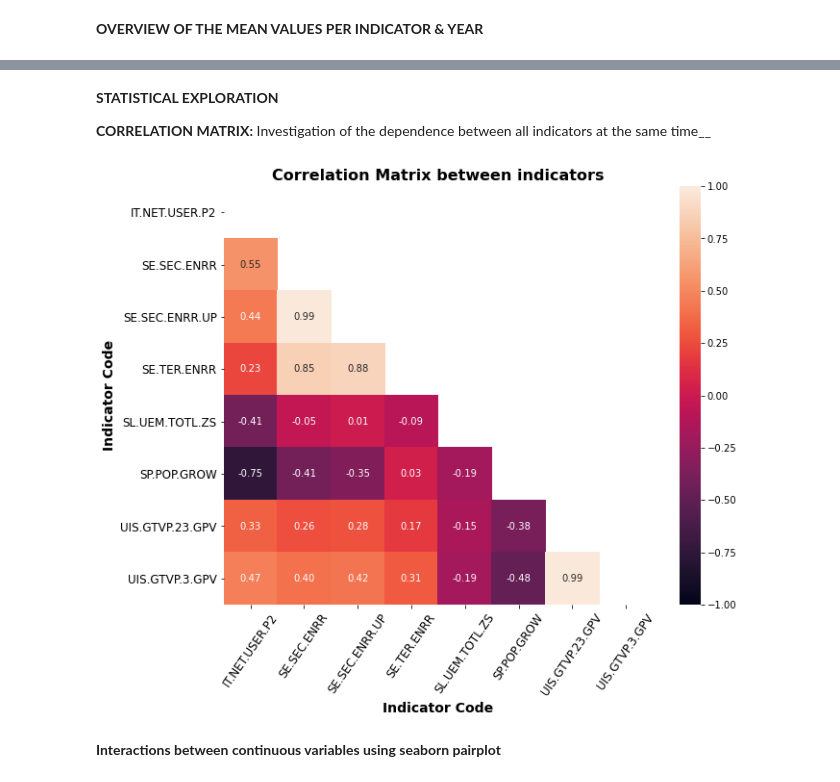
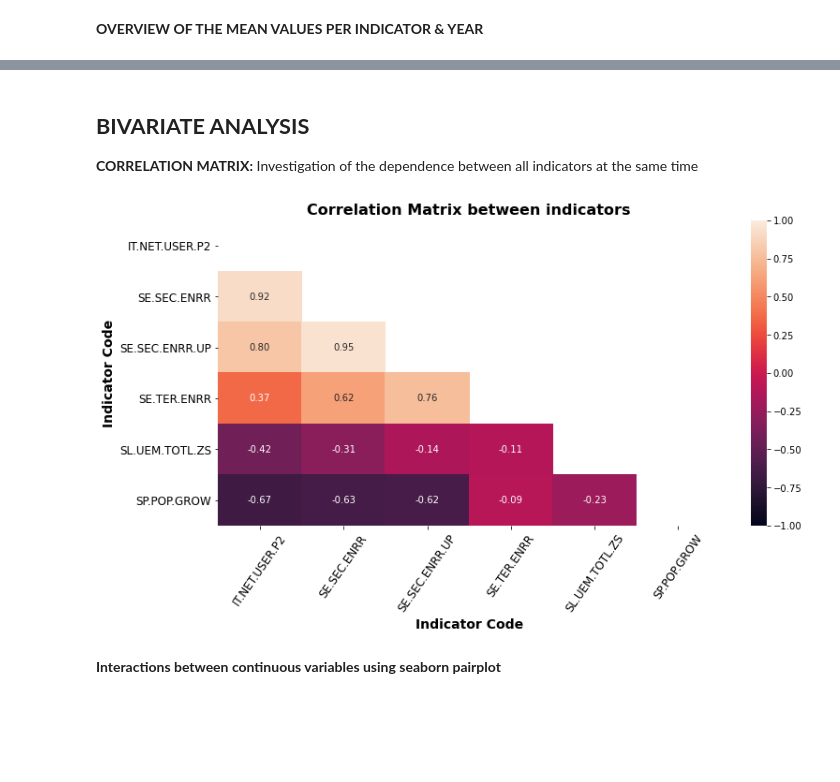
Before and after one commit to hike7o/SL-OC-projects, a Jupyter notebook: Total.ipynb, the cells around one changed output, grey strips where cells are left out. Drawn from its saved outputs; the diff is of its cells as text; code cells hidden in the pictures; blank space fills up the shorter version.

```diff
--- a/Total.ipynb
+++ b/Total.ipynb
@@ -250,5 +278,0 @@ __INTERNET YEARS - TIMEFRAME RESTRICTION YEARS+2000 TIL DATE OF STUDY 2016__
-# %%
-# df_Subcountry1: All data within 2000 to 2016
-
-df_subcountry = df_country_non_keywords.drop(df_country_non_keywords.loc[:, '2017':'2100'].columns, axis = 1)
-df_subcountry1 = df_subcountry.drop(df_subcountry.loc[:, '1970':'1999'].columns, axis = 1)
@@ -299,5 +283,5 @@ Among the 231 remaining indicators, we choose ~10 that seem pertinent to our pro
 # %%
-Indicators=[ 'IT.NET.USER.P2', 'SL.UEM.TOTL.ZS', 'SP.POP.GROW',
-            'UIS.GTVP.3.GPV', 'UIS.GTVP.23.GPV', 'SE.SEC.ENRR', 'SE.TER.ENRR', 'SE.SEC.ENRR.UP']
-#'SP.POP.TOTL', 'NY.GDP.MKTP.PP.CD', 'NY.GNP.MKTP.PP.CD'
-df_country_indicators = df_subcountry2[df_subcountry2['Indicator Code'].isin(Indicators)]
+Indicators=[ 'IT.NET.USER.P2', 'SP.POP.GROW', 'SL.UEM.TOTL.ZS', 'SE.SEC.ENRR', 'SE.SEC.ENRR.UP', 'SE.TER.ENRR']
+
+df_country_indicators = df_subcountry1[df_subcountry1['Indicator Code'].isin(Indicators)]
+df_country_indicators.head(8)
@@ -308,11 +303,18 @@ To relate the different countries with their corresponding region, we import the
 # %%
+# We create a subdataframe by extracting the columns Country Code & Region from dataframe df_country
+
 col_list = ['Country Code', 'Region']
-df_Countrysubset = df_Country[col_list]
+df_countrysubset = df_country[col_list]
 
-df_indic_combined = pd.merge(df_country_indicators, df_Countrysubset)
+# We then merge this subdataframe with df_country_indicators
+
+df_indic_combined = pd.merge(df_country_indicators, df_countrysubset)
+
+# We replace the column 'Region' from the end of the dataframe to a more readable position
+
 column_to_move = df_indic_combined.pop("Region")
 df_indic_combined.insert(2, "Region", column_to_move)
-
-df_indic_combined.head(2).append(df_indic_combined.tail(2))
+df_indic_combined.to_csv('Combined.csv')
+round(df_indic_combined.head(6))
 # %% [output]
 |  | Country Name | Country Code | Region | Indicator Name | Indicator Code | 2000 | 2001 | 2002 | ... |
@@ -352,8 +353,8 @@ list_indicators
 # %% [markdown]
 __OVERVIEW OF THE MEAN VALUES PER INDICATOR & YEAR__
 # %%
-code = df_indic_combined.groupby(['Indicator Code']).mean()
-code
+indic_code = df_indic_combined.groupby(['Indicator Code']).mean()
+indic_code.round(2)
 # %% [output]
 |  | 2000 | 2001 | 2002 | 2003 | 2004 | 2005 | 2006 | 2007 | 2008 | 2009 | ... |
 | Indicator Code |  |  |  |  |  |  |  |  |  |  | ... |
@@ -368,22 +367,23 @@ code
 # %% [markdown]
-__STATISTICAL EXPLORATION__
+## __BIVARIATE ANALYSIS__
 
-__CORRELATION MATRIX:__ Investigation of the dependence between all indicators at the same time__
+__CORRELATION MATRIX:__ Investigation of the dependence between all indicators at the same time
 # %%
-correlation_mat = code.transpose().corr()
-plt.figure(figsize=(10,8))
+correlation_mat = indic_code.transpose().corr()
+
+plt.figure(figsize=(12,6))
 
 tricor = np.triu(correlation_mat)
 res = sns.heatmap(correlation_mat, vmin=-1, vmax=1, center= None, annot = True, fmt='.2f', annot_kws={"size": 10}, mask=tricor)
 plt.title('Correlation Matrix between indicators', fontsize = 16, weight = 'bold')
 plt.xlabel ('Indicator Code', fontsize=14, weight = 'bold')
 plt.ylabel ('Indicator Code', fontsize=14, weight = 'bold')
 res.set_xticklabels(res.get_xmajorticklabels(), fontsize = 12, rotation=55)
 res.set_yticklabels(res.get_ymajorticklabels(), fontsize = 12, rotation=0)
 
 plt.show()
 # %% [output]
-[figure, old version]
+[figure, new version]
 # %% [markdown]
 __Interactions between continuous variables using seaborn pairplot__
 # %%
```
Also changed, not shown: parts of 72 cells of this notebook.
